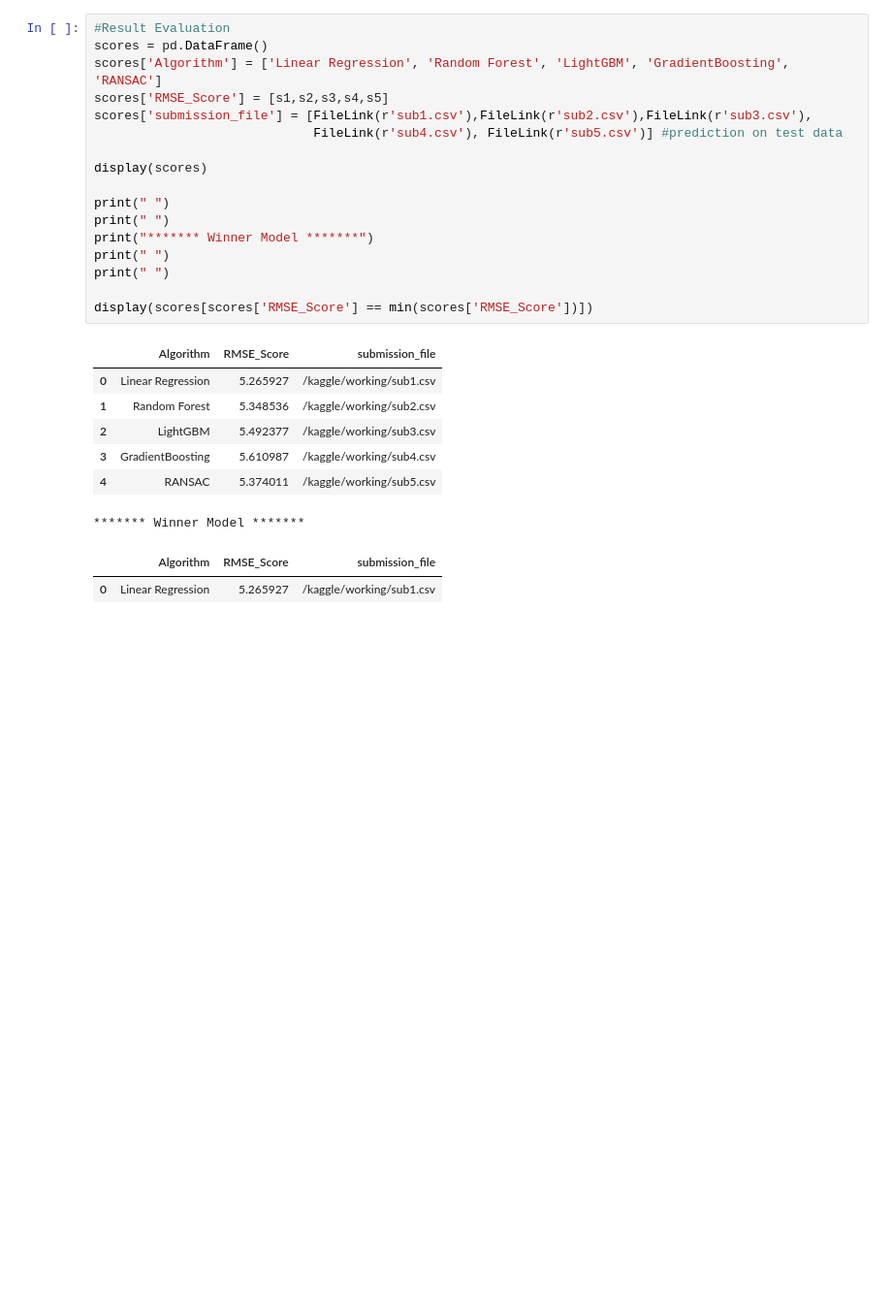
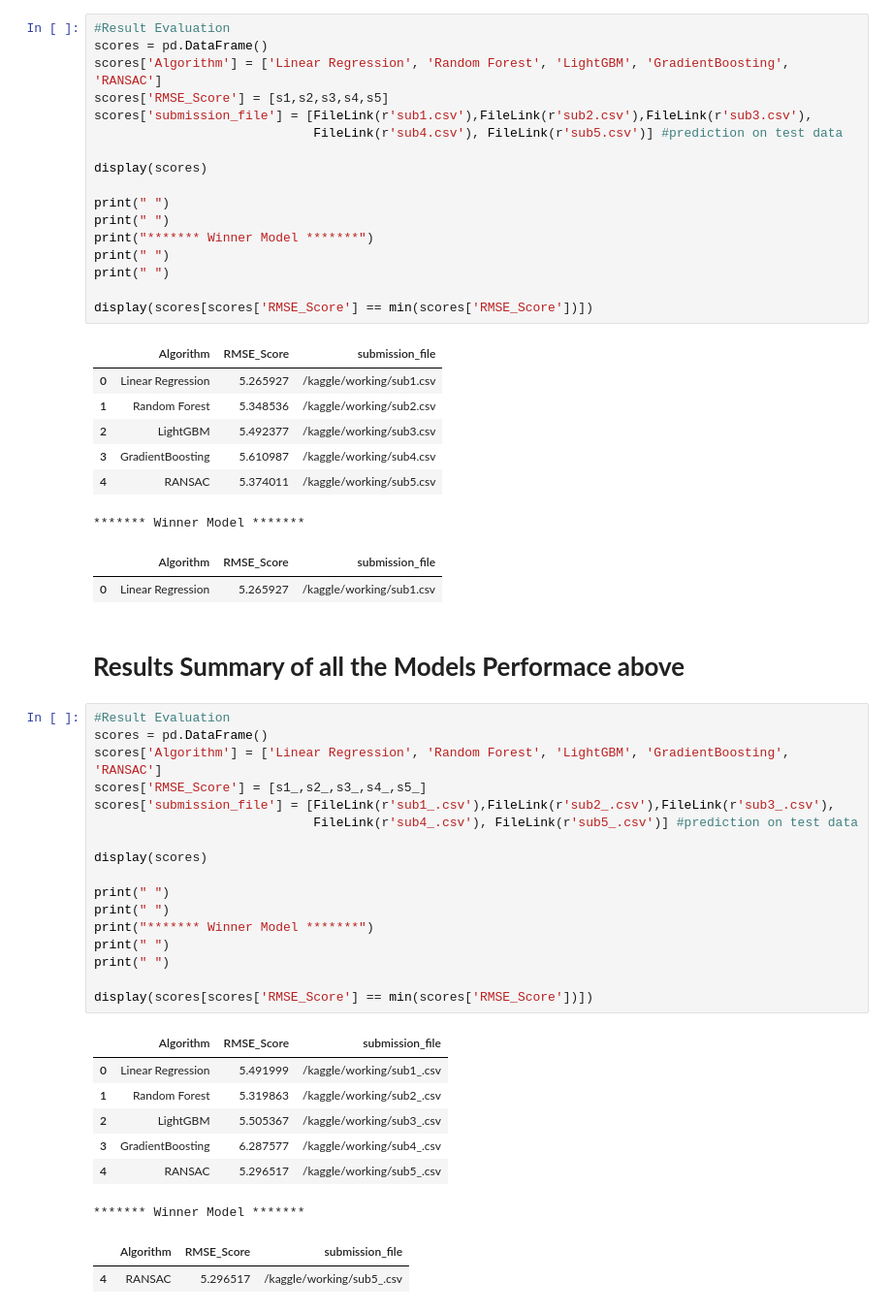
Before and after one commit to halfbloodprince16/ITS-ML-Challenge, a Jupyter notebook: P2/itsc-ml-R.ipynb, the cells around one changed output. Shown at 97% size. Drawn from its saved outputs; the diff is of its cells as text; blank space fills up the shorter version.

```diff
--- a/P2/itsc-ml-R.ipynb
+++ b/P2/itsc-ml-R.ipynb
@@ -320,5 +356,34 @@ display(scores[scores['RMSE_Score'] == min(scores['RMSE_Score'])])
 ******* Winner Model *******
 |  | Algorithm | RMSE_Score | submission_file |
 | 0 | Linear Regression | 5.265927 | /kaggle/working/sub1.csv |
+# %% [markdown]
+# **Results Summary of all the Models Performace above**
+# %%
+#Result Evaluation
+scores = pd.DataFrame()
+scores['Algorithm'] = ['Linear Regression', 'Random Forest', 'LightGBM', 'GradientBoosting', 'RANSAC']
+scores['RMSE_Score'] = [s1_,s2_,s3_,s4_,s5_]
+scores['submission_file'] = [FileLink(r'sub1_.csv'),FileLink(r'sub2_.csv'),FileLink(r'sub3_.csv'),
+                             FileLink(r'sub4_.csv'), FileLink(r'sub5_.csv')] #prediction on test data
+
+display(scores)
+
+print(" ")
+print(" ")
+print("******* Winner Model *******")
+print(" ")
+print(" ")
+
+display(scores[scores['RMSE_Score'] == min(scores['RMSE_Score'])])
+# %% [output]
+|  | Algorithm | RMSE_Score | submission_file |
+| 0 | Linear Regression | 5.491999 | /kaggle/working/sub1_.csv |
+| 1 | Random Forest | 5.319863 | /kaggle/working/sub2_.csv |
+| 2 | LightGBM | 5.505367 | /kaggle/working/sub3_.csv |
+| 3 | GradientBoosting | 6.287577 | /kaggle/working/sub4_.csv |
+| 4 | RANSAC | 5.296517 | /kaggle/working/sub5_.csv |
+******* Winner Model *******
+|  | Algorithm | RMSE_Score | submission_file |
+| 4 | RANSAC | 5.296517 | /kaggle/working/sub5_.csv |
 # %%
 winner = scores[scores['RMSE_Score'] == min(scores['RMSE_Score'])]['submission_file']
```
Also changed, not shown: parts of 12 cells of this notebook.
